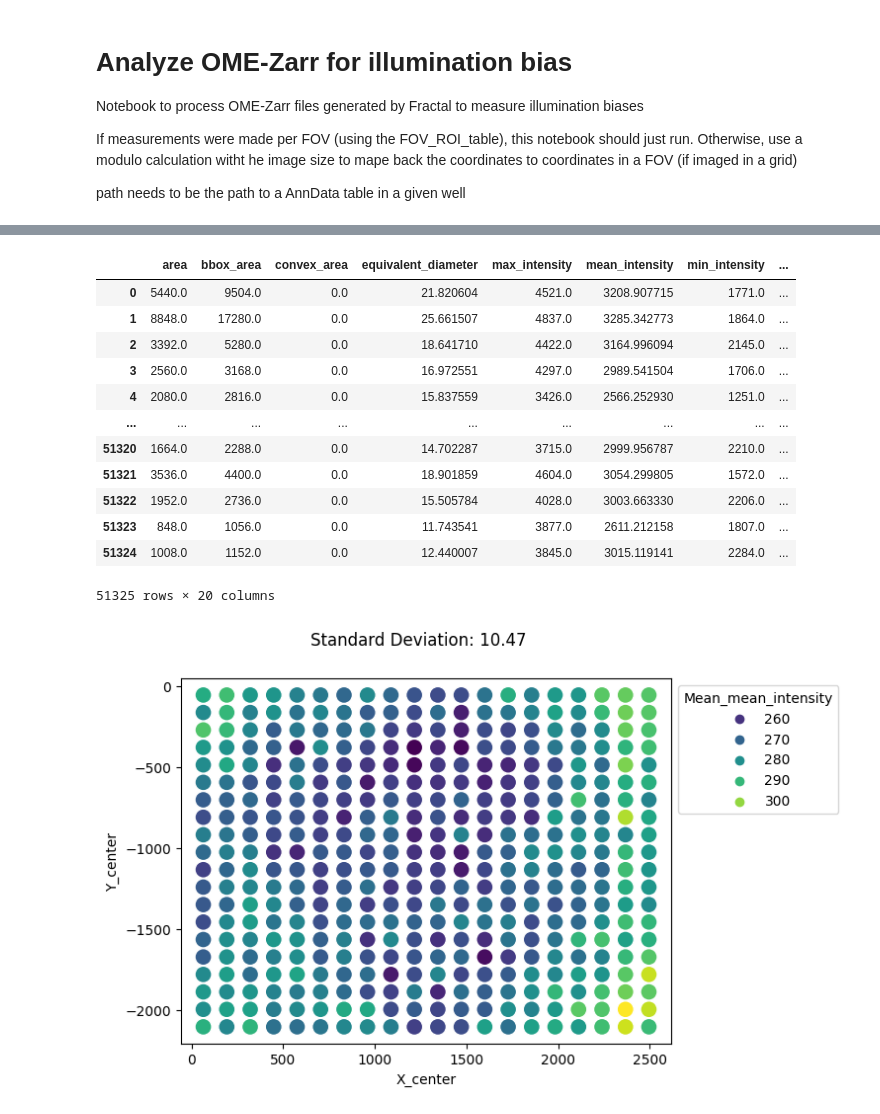
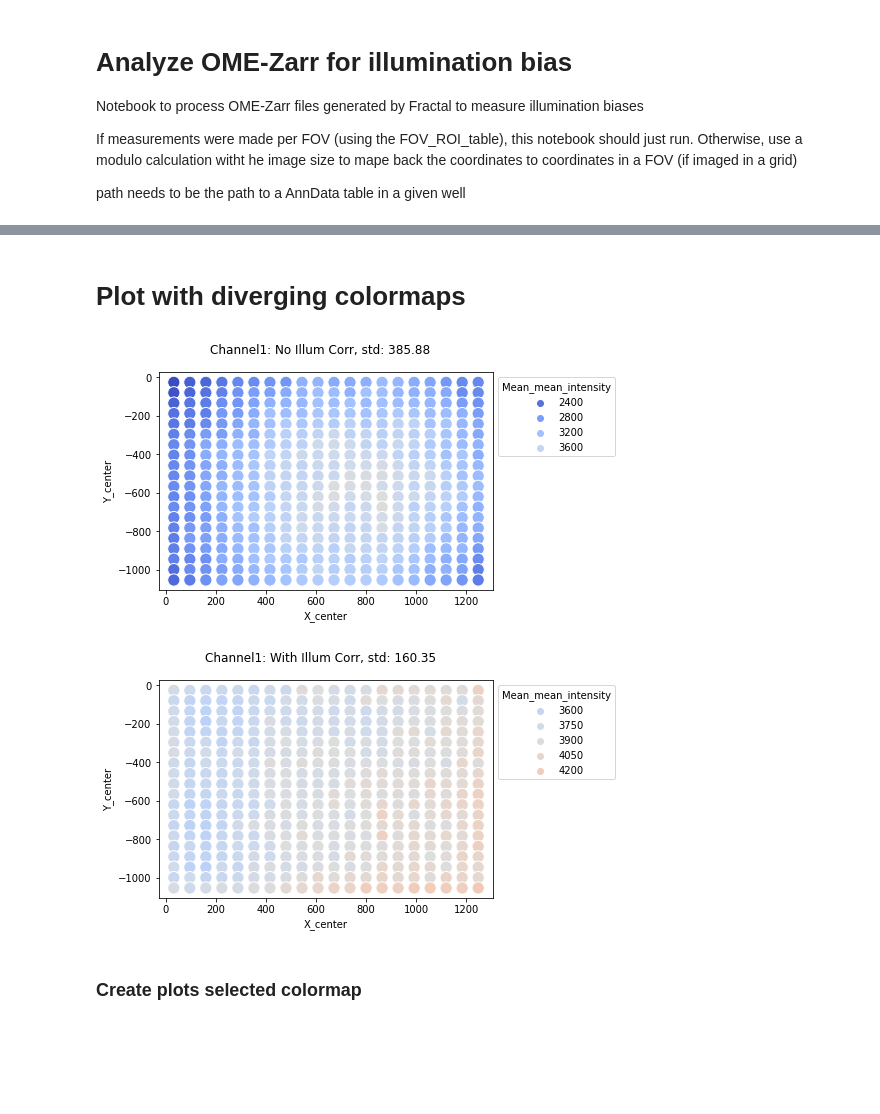
Before and after one commit to fractal-analytics-platform/fractal-demos, a Jupyter notebook: examples/user_specific_examples/16_Nicole_IllumCorr/illumination_bias_analysis.ipynb, the cells around one changed output, grey strips where cells are left out. Cells and saved outputs as stored; diff of their text form; code cells hidden in the pictures; blank space fills up the shorter version.

Commit message:
Update illumination correction evaluation notebook

```diff
--- a/examples/user_specific_examples/16_Nicole_IllumCorr/illumination_bias_analysis.ipynb
+++ b/examples/user_specific_examples/16_Nicole_IllumCorr/illumination_bias_analysis.ipynb
@@ -18,8 +14,0 @@ import pandas as pd
-# %%
-#path = "/Users/joel/shares/workShareJoel/v1_fractal/fractal-demos/examples-v1/07_Cardio_2x2_IlluminationCorrection/tmp_with_illum_corr_v1/output/20200812-CardiomyocyteDifferentiation14-Cycle1_mip.zarr/B/03/0/tables/nuclei_C01"
-path = "/Volumes/tungsten/scratch/gliberal/Users/luetjoel/Fractal/illumination_correction/nicole_illumcorr-60x-1/AssayPlate_Greiner_#655090.zarr/E/04/0/tables/Channel1"
-path = "/Volumes/tungsten/scratch/gliberal/Users/luetjoel/Fractal/illumination_correction/nicole_illumcorr-60x-1/AssayPlate_Greiner_#655090.zarr/E/04/0/tables/Channel2"
-path = "/Volumes/tungsten/scratch/gliberal/Users/luetjoel/Fractal/illumination_correction/nicole_illumcorr-60x-1/AssayPlate_Greiner_#655090.zarr/E/04/0/tables/Channel3"
-path = "/Volumes/tungsten/scratch/gliberal/Users/luetjoel/Fractal/illumination_correction/nicole_illumcorr-60x-1/AssayPlate_Greiner_#655090.zarr/E/04/0/tables/Channel4"
-adata = ad.read_zarr(path)
-df = adata.to_df()
@@ -46,16 +33,17 @@ def calculate_mean_per_bin(df, feature = 'mean_intensity', nb_bins = 20, img_dim
 
     return df_average_intensity
 
-def plot_illum_corr(df_average_intensity):
+def plot_illum_corr(df_average_intensity, title, hue_norm=None, colormap="viridis"):
     std_bins = df_average_intensity['Mean_mean_intensity'].std()
-
+    plt.figure()
     ax = sns.scatterplot(
         data=df_average_intensity,
         x='X_center',
         y='Y_center',
         hue='Mean_mean_intensity',
-        palette="viridis",
+        hue_norm=hue_norm,
+        palette=colormap,
         s=150,
     )
     sns.move_legend(ax, "upper left", bbox_to_anchor=(1, 1))
-    _ = ax.figure.suptitle(f"Standard Deviation: {std_bins:.2f}")
+    _ = ax.figure.suptitle(f"{title}, std: {std_bins:.2f}")
@@ -72,22 +50,33 @@ df = adata.to_df()
-# %%
-df
-# %% [output]
-|  | area | bbox_area | convex_area | equivalent_diameter | max_intensity | mean_intensity | min_intensity | ... |
-| 0 | 5440.0 | 9504.0 | 0.0 | 21.820604 | 4521.0 | 3208.907715 | 1771.0 | ... |
-| 1 | 8848.0 | 17280.0 | 0.0 | 25.661507 | 4837.0 | 3285.342773 | 1864.0 | ... |
-| 2 | 3392.0 | 5280.0 | 0.0 | 18.641710 | 4422.0 | 3164.996094 | 2145.0 | ... |
-| 3 | 2560.0 | 3168.0 | 0.0 | 16.972551 | 4297.0 | 2989.541504 | 1706.0 | ... |
-| 4 | 2080.0 | 2816.0 | 0.0 | 15.837559 | 3426.0 | 2566.252930 | 1251.0 | ... |
-| ... | ... | ... | ... | ... | ... | ... | ... | ... |
-| 51320 | 1664.0 | 2288.0 | 0.0 | 14.702287 | 3715.0 | 2999.956787 | 2210.0 | ... |
-| 51321 | 3536.0 | 4400.0 | 0.0 | 18.901859 | 4604.0 | 3054.299805 | 1572.0 | ... |
-| 51322 | 1952.0 | 2736.0 | 0.0 | 15.505784 | 4028.0 | 3003.663330 | 2206.0 | ... |
-| 51323 | 848.0 | 1056.0 | 0.0 | 11.743541 | 3877.0 | 2611.212158 | 1807.0 | ... |
-| 51324 | 1008.0 | 1152.0 | 0.0 | 12.440007 | 3845.0 | 3015.119141 | 2284.0 | ... |
-51325 rows × 20 columns
-# %%
-feature = 'mean_intensity'
-df_average_intensity = calculate_mean_per_bin(df, feature)
-plot_illum_corr(df_average_intensity)
-# %% [output]
-[figure, removed]
+# %%
+#path = "/Users/joel/shares/workShareJoel/v1_fractal/fractal-demos/examples-v1/07_Cardio_2x2_IlluminationCorrection/tmp_with_illum_corr_v1/output/20200812-CardiomyocyteDifferentiation14-Cycle1_mip.zarr/B/03/0/tables/nuclei_C01"
+channel = 'Channel1'
+well = 'E/05'
+
+basepath_no = Path(f"/Volumes/tungsten/scratch/gliberal/Users/luetjoel/Fractal/illumination_correction/no_illum_coor_nicole-60x-2/AssayPlate_Greiner_#655090.zarr/{well}/0/tables/")
+basepath_with = Path(f"/Volumes/tungsten/scratch/gliberal/Users/luetjoel/Fractal/illumination_correction/nicole_illumcorr-60x-2/AssayPlate_Greiner_#655090.zarr/{well}/0/tables/")
+
+adata_no_illum_corr = ad.read_zarr(basepath_no / channel)
+df_no_illum_corr = adata_no_illum_corr.to_df()
+
+adata_with_illum_corr = ad.read_zarr(basepath_with / channel)
+df_with_illum_corr = adata_with_illum_corr.to_df()
+# %% [markdown]
+# Plot with diverging colormaps
+# %%
+# Center the max value of the non-corrected image in the colormap
+feature = 'mean_intensity'
+df_average_intensity_no = calculate_mean_per_bin(df_no_illum_corr, feature, img_dims_x = 1280, img_dims_y = 1080)
+df_average_intensity_with = calculate_mean_per_bin(df_with_illum_corr, feature, img_dims_x = 1280, img_dims_y = 1080)
+
+min_val = min(min(df_average_intensity_with['Mean_mean_intensity']), min(df_average_intensity_no['Mean_mean_intensity']))
+#max_val = max(max(df_average_intensity_with['Mean_mean_intensity']), max(df_average_intensity_no['Mean_mean_intensity']))
+max_val = 2 * max(df_average_intensity_no['Mean_mean_intensity']) - min(df_average_intensity_no['Mean_mean_intensity'])
+colormap = sns.color_palette("coolwarm", as_cmap=True)
+
+plot_illum_corr(df_average_intensity_no, title=channel + ": No Illum Corr", hue_norm = (min_val, max_val), colormap=colormap)
+plot_illum_corr(df_average_intensity_with, title=channel + ": With Illum Corr", hue_norm = (min_val, max_val), colormap=colormap)
+# %% [output]
+[figure, added]
+[figure, added]
+# %% [markdown]
+### Create plots selected colormap
```
Also changed, not shown: parts of 6 cells of this notebook.
